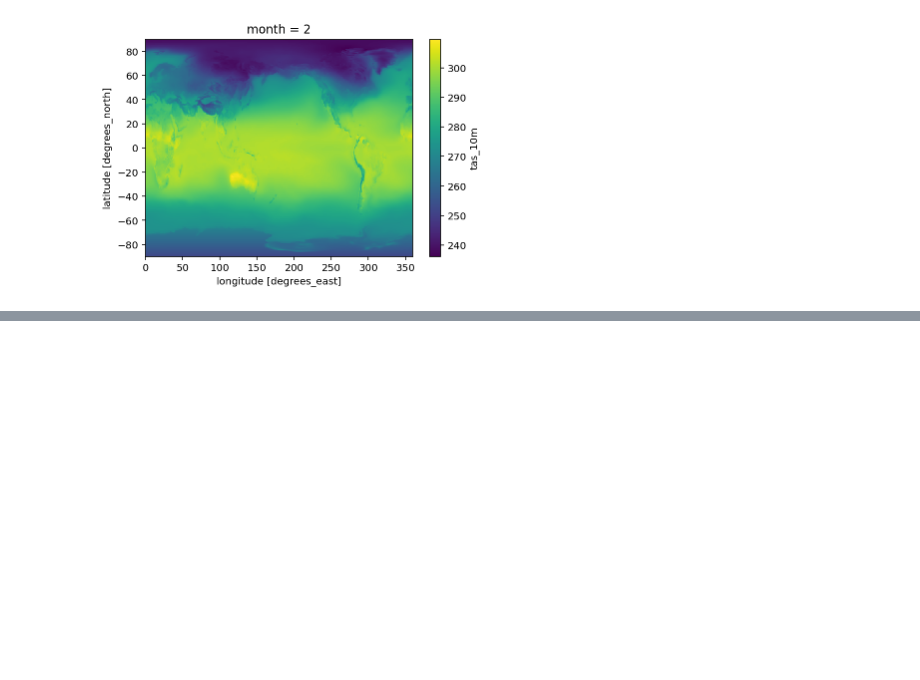
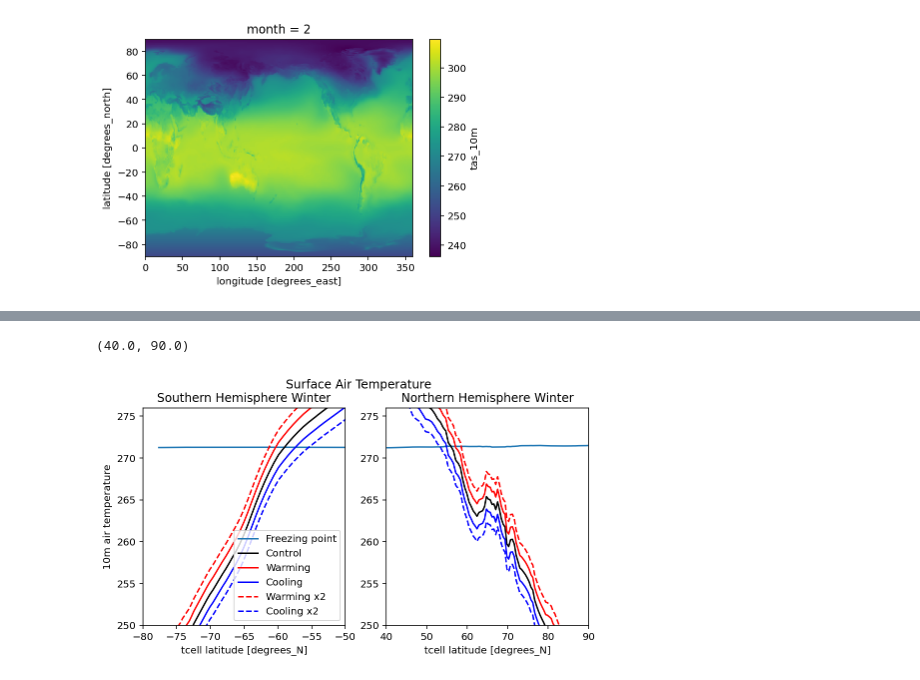
Before and after one commit to claireyung/unsw_clex_project_files, a Jupyter notebook: surface_air_temp.ipynb, the cells around one changed output, grey strips where cells are left out. Drawn from its saved outputs; the diff is of its cells as text; code cells hidden in the pictures; blank space fills up the shorter version.

```diff
--- a/surface_air_temp.ipynb
+++ b/surface_air_temp.ipynb
@@ -131,0 +162,3 @@ temp_month.isel(month = 1).plot()
+# %%
+#temp_month2 = (temp_month_b2.fillna(0)+temp_month_a2.fillna(0))
+temp_month3 =(temp_month_2*mask_array2)#.isel(month=0).plot()
@@ -131,0 +170,29 @@ temp_month.isel(month = 1).plot()
+# %%
+fig, axes = plt.subplots(ncols=2, nrows=1, figsize = (8,4))
+plt.suptitle('Surface Air Temperature')
+(CT_freezing+273.15).isel(st_ocean =0).isel(year = 7).mean('xt_ocean').plot(ax = axes[0], label = 'Freezing point')
+(CT_freezing+273.15).isel(st_ocean =0).isel(year = 1).mean('xt_ocean').plot(ax = axes[1])
+
+temp_month3.mean('xt_ocean').isel(month = 7).plot(color = 'k', linestyle = '-', ax = axes[0], label = 'Control')
+(temp_month3+1.5).mean('xt_ocean').isel(month = 7).plot(color = 'r', linestyle = '-', ax = axes[0], label = 'Warming')
+(temp_month3-1.5).mean('xt_ocean').isel(month = 7).plot(color = 'b', linestyle = '-', ax = axes[0], label = 'Cooling')
+(temp_month3+3).mean('xt_ocean').isel(month = 7).plot(color = 'r', linestyle = '--', ax = axes[0], label = 'Warming x2')
+(temp_month3-3).mean('xt_ocean').isel(month = 7).plot(color = 'b', linestyle = '--', ax = axes[0], label = 'Cooling x2')
+axes[0].set_title('Southern Hemisphere Winter')
+axes[0].set_xlim(-80,-50)
+axes[0].set_ylim(250,276)
+axes[0].legend()
+axes[0].set_ylabel('10m air temperature')
+
+temp_month3.mean('xt_ocean').isel(month = 0).plot(color = 'k', linestyle = '-', ax = axes[1], label = 'Control')
+(temp_month3+1.5).mean('xt_ocean').isel(month = 0).plot(color = 'r', linestyle = '-', ax = axes[1], label = 'Warming')
+(temp_month3-1.5).mean('xt_ocean').isel(month = 0).plot(color = 'b', linestyle = '-', ax = axes[1], label = 'Cooling')
+(temp_month3+3).mean('xt_ocean').isel(month = 0).plot(color = 'r', linestyle = '--', ax = axes[1], label = 'Warming x2')
+(temp_month3-3).mean('xt_ocean').isel(month = 0).plot(color = 'b', linestyle = '--', ax = axes[1], label = 'Cooling x2')
+axes[1].set_title('Northern Hemisphere Winter')
+axes[1].set_ylim(250,276)
+axes[1].set_ylabel('')
+axes[1].set_xlim(40,90)
+# %% [output]
+(40.0, 90.0)
+[figure, added]
```
Also changed, not shown: parts of 26 cells of this notebook, 17 other files.
